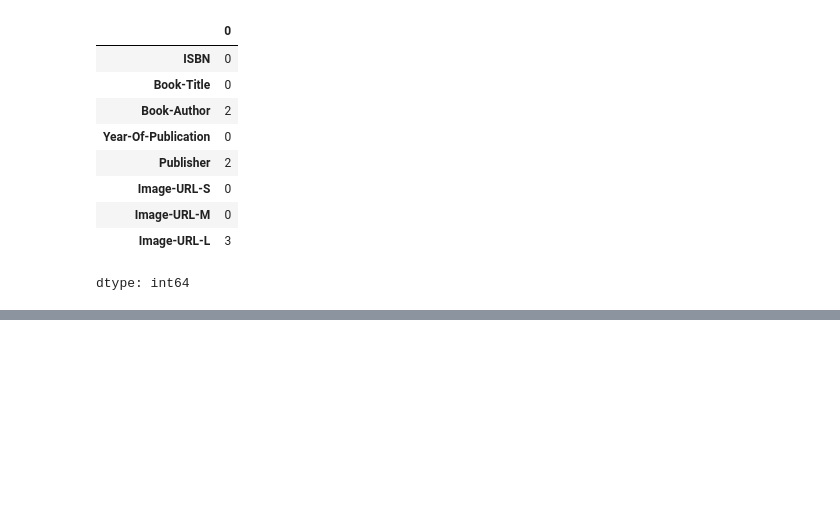
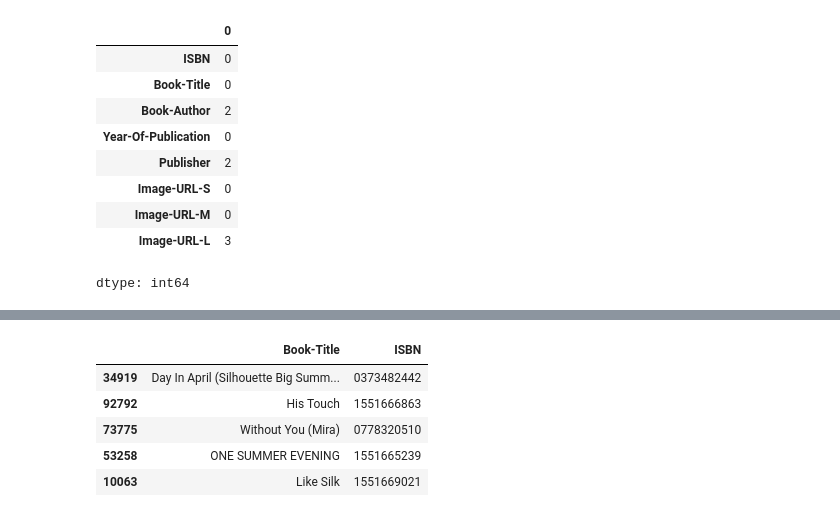
Before and after one commit to spsi-gh/Book-Recommendation-System, a Jupyter notebook: Book_Recommendation_System.ipynb, the cells around one changed output, grey strips where cells are left out. Cells and saved outputs as stored; diff of their text form; code cells hidden in the pictures; blank space fills up the shorter version.

```diff
--- a/Book_Recommendation_System.ipynb
+++ b/Book_Recommendation_System.ipynb
@@ -231,0 +317,3 @@ content_features = books_clean[['ISBN', 'Book-Title', 'Book-Author', 'Year-Of-Pu
+# %%
+tfidf = TfidfVectorizer(stop_words = 'english')
+tfidf_matrix = tfidf.fit_transform(content_features['combined'])
@@ -231,0 +325,18 @@ content_features = books_clean[['ISBN', 'Book-Title', 'Book-Author', 'Year-Of-Pu
+# %%
+def recommend_similar_books(title, top_n=5):
+    title = title.lower()
+    matches = content_features[content_features['Book-Title'].str.lower() == title]
+    if matches.empty:
+        return "Book not found."
+    idx = matches.index[0]
+    distances, indices = model_knn.kneighbors(tfidf_matrix[idx], n_neighbors=top_n+1)
+    return content_features.iloc[indices[0][1:]][['Book-Title', 'ISBN']]
+# %%
+recommend_similar_books("Harry Potter and the Sorcerer's Stone")
+# %% [output]
+|  | Book-Title | ISBN |
+| 34919 | Day In April (Silhouette Big Summ... | 0373482442 |
+| 92792 | His Touch | 1551666863 |
+| 73775 | Without You (Mira) | 0778320510 |
+| 53258 | ONE SUMMER EVENING | 1551665239 |
+| 10063 | Like Silk | 1551669021 |
```
Also changed, not shown: parts of 19 cells of this notebook.
